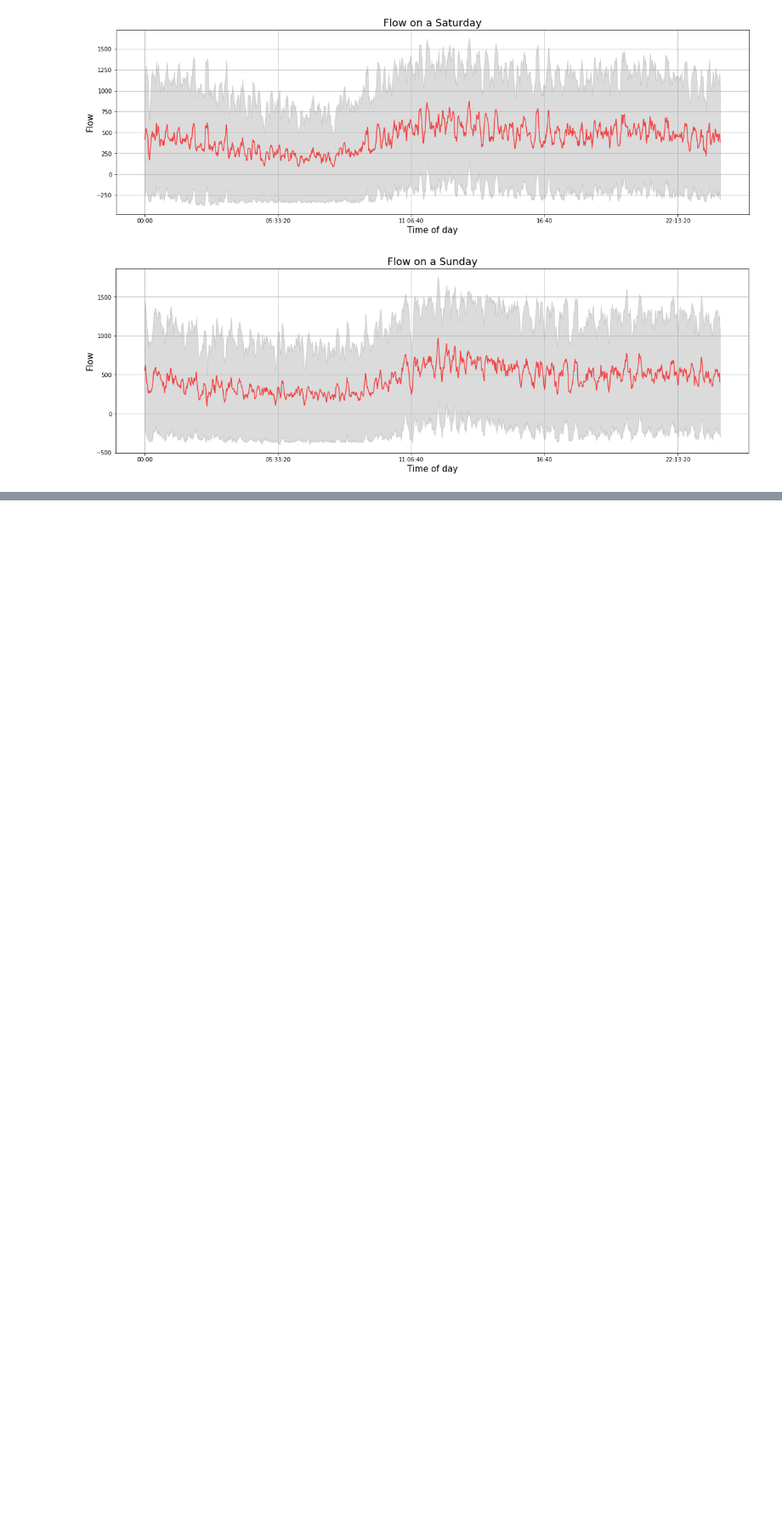
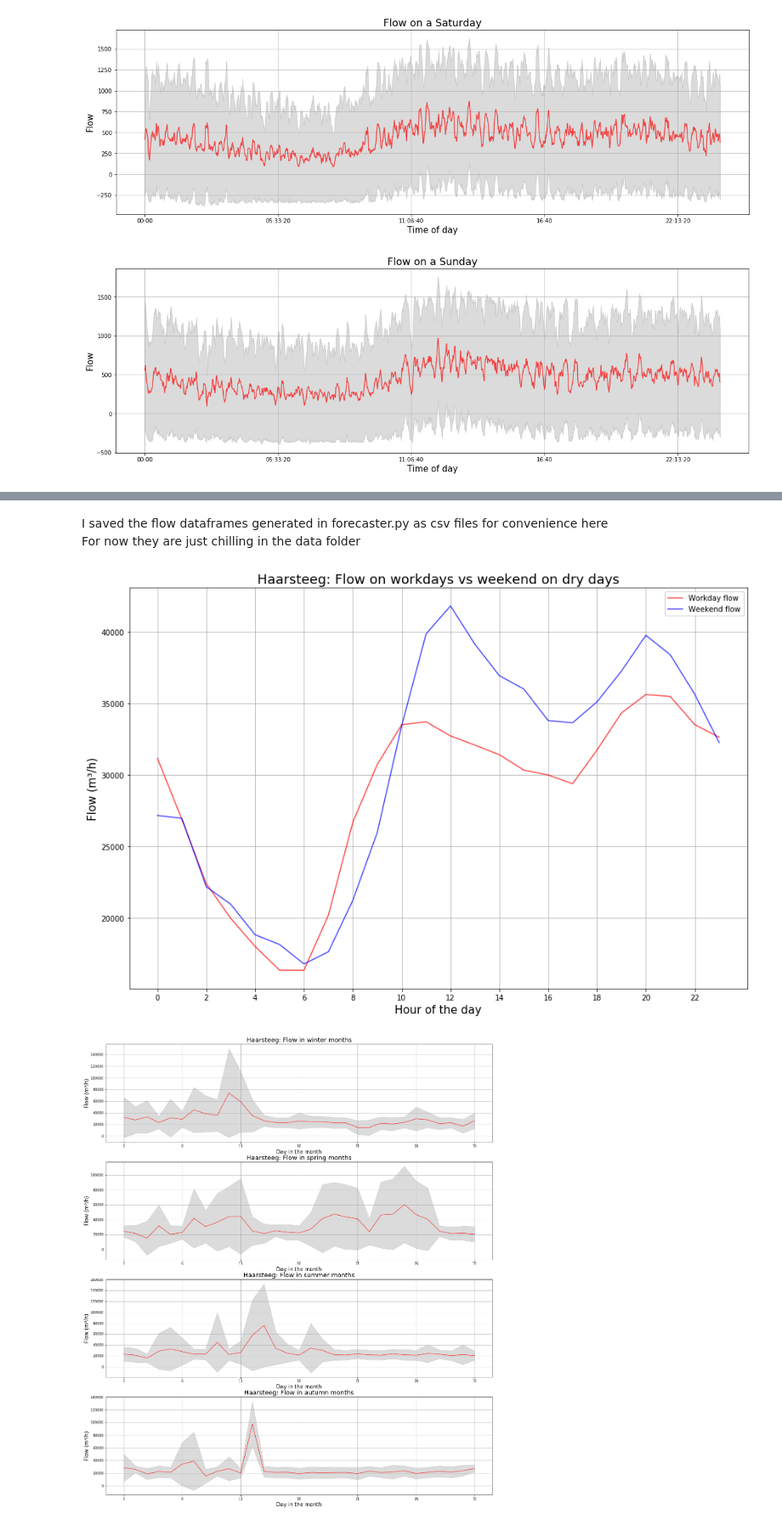
Before and after one commit to rogertian0707/jbg060, a Jupyter notebook: code/Monthly flow & level.ipynb, the cells around one changed output, grey strips where cells are left out. Shown at 85% size. Saved outputs shown, nothing was run; the diff lists cells and outputs as text; code cells hidden in the pictures; blank space fills up the shorter version.

Commit message:
new visualizations

```diff
--- a/code/Monthly flow & level.ipynb
+++ b/code/Monthly flow & level.ipynb
@@ -256,0 +422,8 @@ SmallIntervalDataPlot(dry_haar, weekdays)
+# %% [markdown]
+I saved the flow dataframes generated in forecaster.py as csv files for convenience here <br>
+For now they are just chilling in the data folder
+# %%
+DoAllPlots('../data/haarsteeg.csv', 'Haarsteeg')
+# %% [output]
+[figure, added]
+[figure, added]
```
Also changed, not shown: parts of 18 cells of this notebook, 6 other files.
